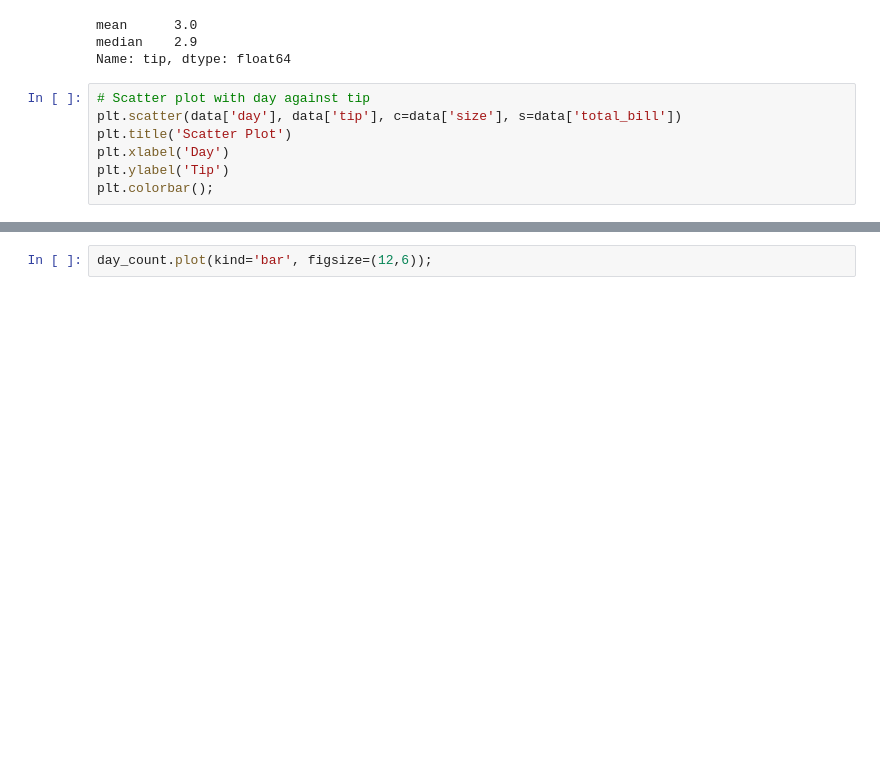
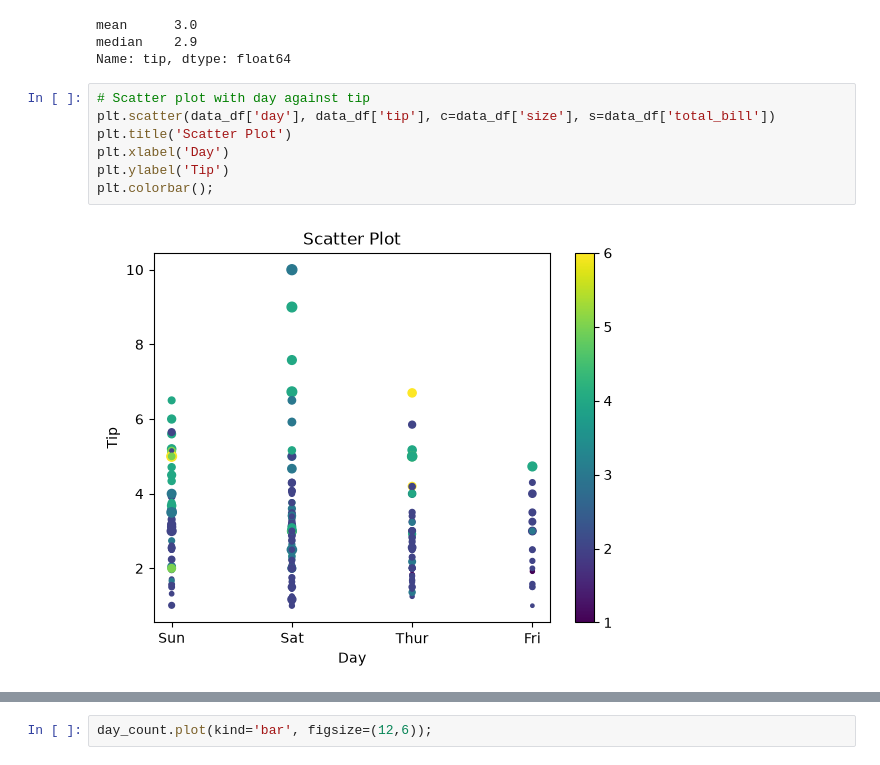
Before and after one commit to geff-ghost/notebooks, a Jupyter notebook: data_visualization/data_visualization.ipynb, the cells around one changed output, grey strips where cells are left out. Saved outputs shown, nothing was run; the diff lists cells and outputs as text; blank space fills up the shorter version.

```diff
--- a/data_visualization/data_visualization.ipynb
+++ b/data_visualization/data_visualization.ipynb
@@ -355,10 +355,12 @@ median    2.9
 Name: tip, dtype: float64
 # %%
 # Scatter plot with day against tip
-plt.scatter(data['day'], data['tip'], c=data['size'], s=data['total_bill'])
+plt.scatter(data_df['day'], data_df['tip'], c=data_df['size'], s=data_df['total_bill'])
 plt.title('Scatter Plot')
 plt.xlabel('Day')
 plt.ylabel('Tip')
 plt.colorbar();
+# %% [output]
+[figure, added]
 # %%
 plt.figure(figsize=(12,5))
```
Also changed, not shown: parts of 10 cells of this notebook.
